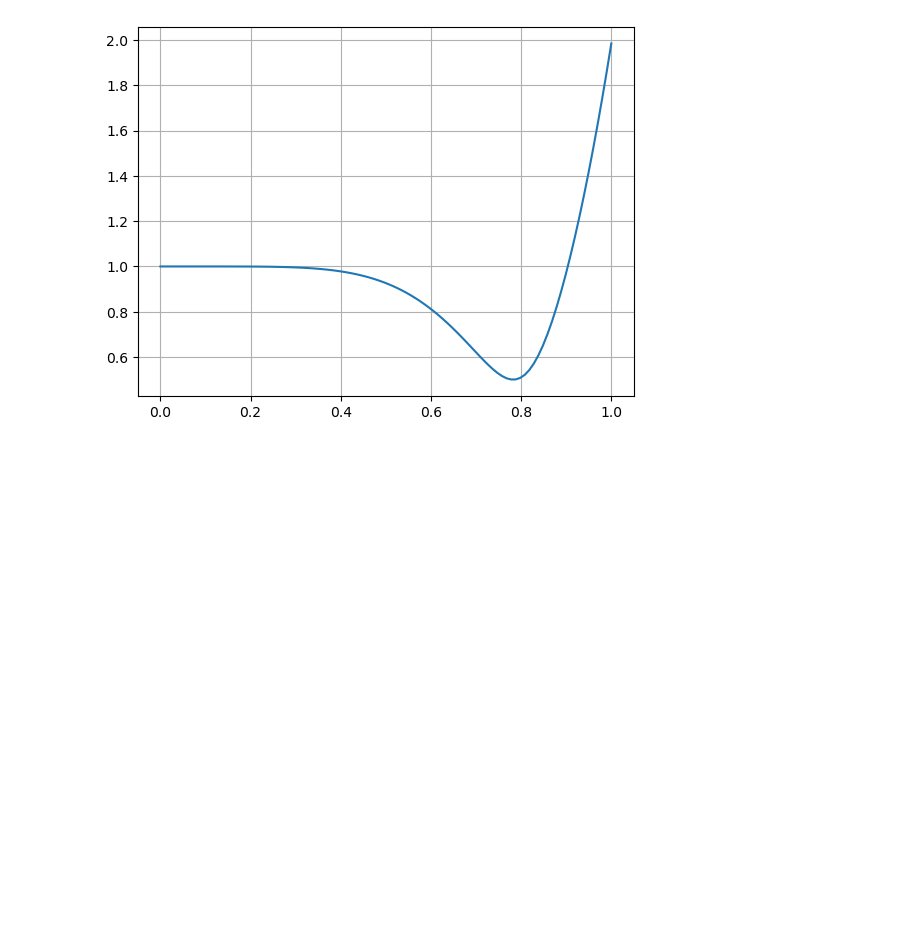
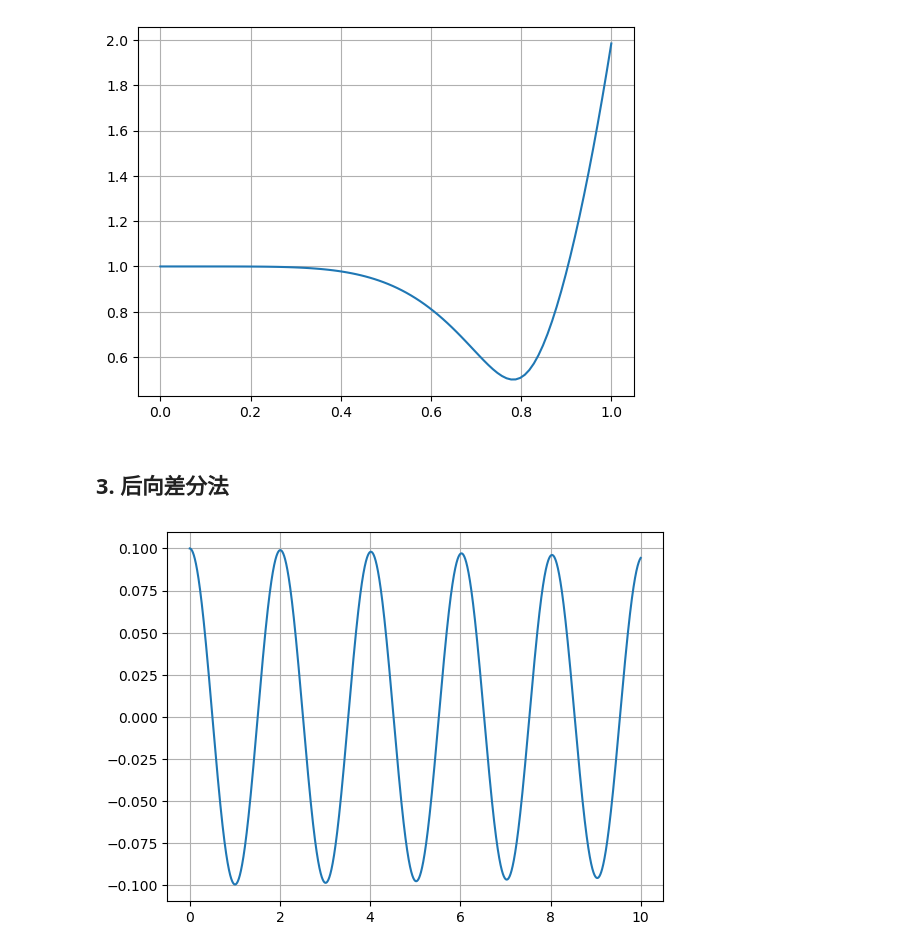
Before and after one commit to 2ufun/Spring-2023-CMU-Optimal-Control-Note, a Jupyter notebook: 02_integrator.ipynb, the cells around one changed output. Cells and saved outputs as stored; diff of their text form; code cells hidden in the pictures; blank space fills up the shorter version.

```diff
--- a/02_integrator.ipynb
+++ b/02_integrator.ipynb
@@ -130,20 +140,30 @@ plt.grid(True)
 plt.show()
 # %% [output]
 [figure]
+# %% [markdown]
+## 3. 后向差分法
 # %%
-
 def pendulum_backward_euler(func, x0, Tf, dt):
     t = np.arange(0, Tf, step=dt)
 
     x_history = np.zeros((len(x0), len(t)))
-    x_history[:, 1] = x0
+    x_history[:, 0] = x0
 
     for k in range(len(t) - 1):
         e = 1
         x_history[:, k+1] = x_history[:, k]
         while e > 1e-8:
             xn = x_history[:, k] + dt * func(x_history[:, k+1])
             e = np.linalg.norm(xn - x_history[:, k+1], ord=np.inf)
-            x_history[:, k+1] = xn
+            x_history[:, k + 1] = xn
 
     return x_history, t
+
+x0 = np.array([0.1, 0])
+x_history, t = pendulum_backward_euler(pendulum_dynamics, x0, 10, 0.001)
+
+plt.plot(t, x_history[0, :])
+plt.grid(True)
+plt.show()
+# %% [output]
+[figure, added]
```
Also changed, not shown: parts of 9 cells of this notebook, 2 other files.
